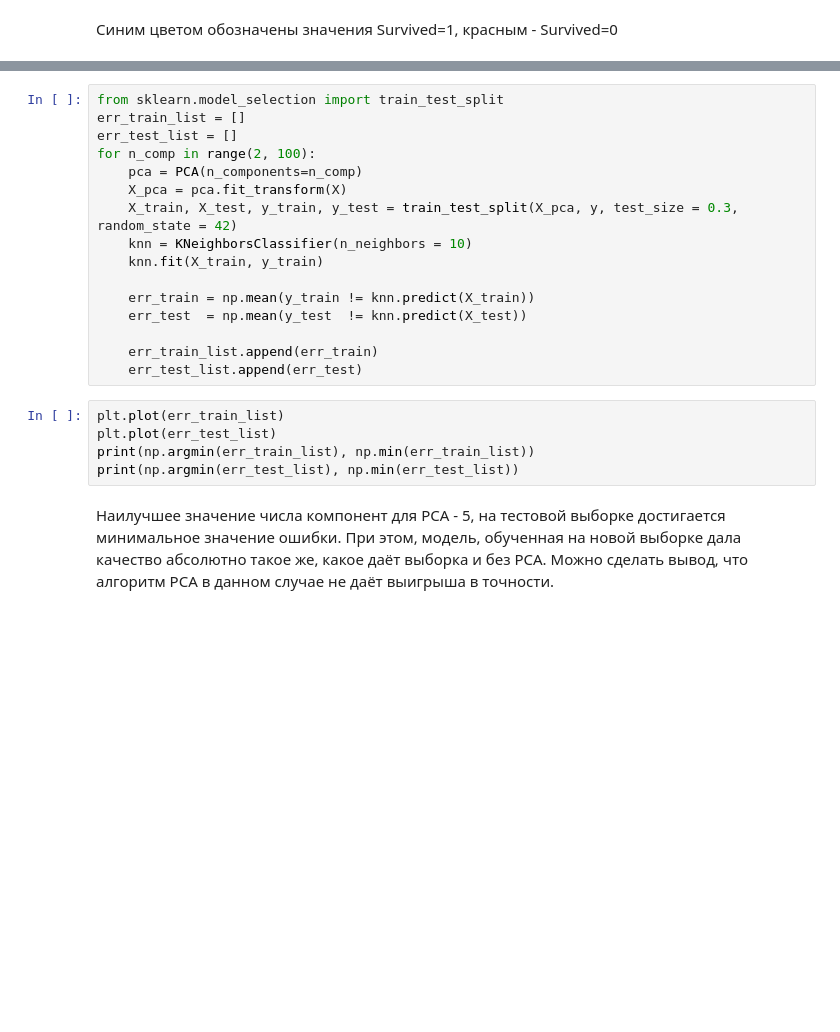
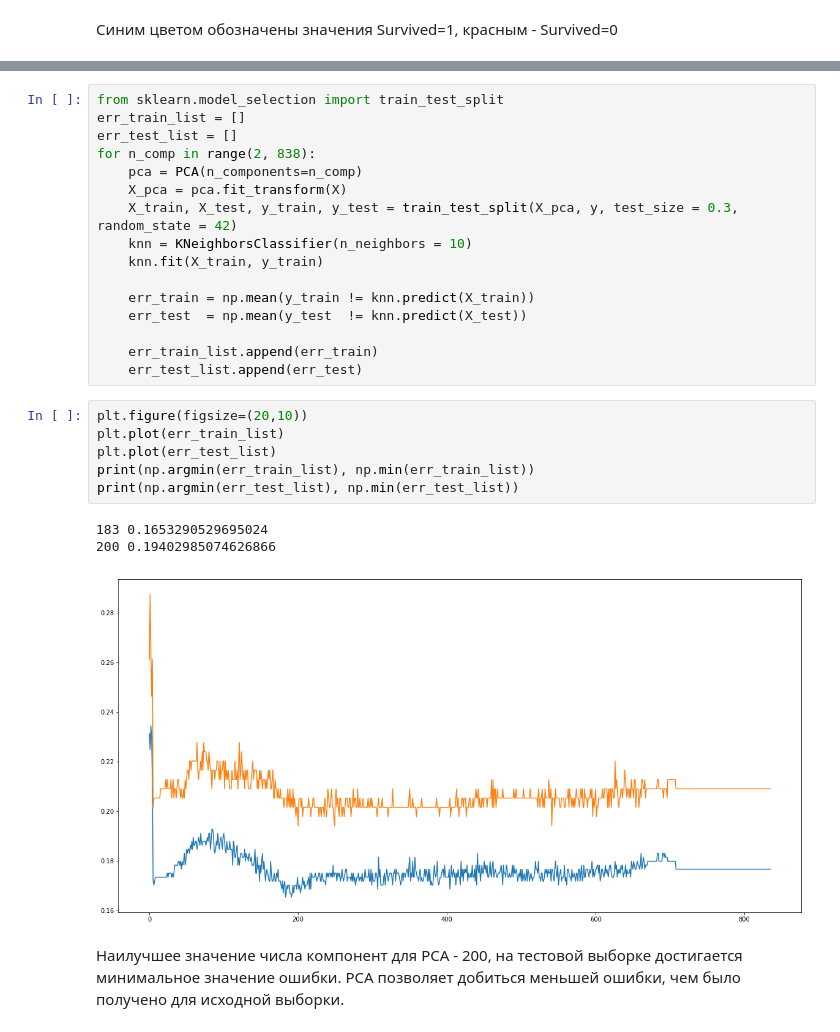
Before and after one commit to ZinovievVladimir/machine-learning, a Jupyter notebook: titanic.ipynb, the cells around one changed output, grey strips where cells are left out. Drawn from its saved outputs; the diff is of its cells as text; blank space fills up the shorter version.

```diff
--- a/titanic.ipynb
+++ b/titanic.ipynb
@@ -413,7 +451,7 @@ print(err_train, err_test)
 from sklearn.model_selection import train_test_split
 err_train_list = []
 err_test_list = []
-for n_comp in range(2, 100):
+for n_comp in range(2, 838):
     pca = PCA(n_components=n_comp)
     X_pca = pca.fit_transform(X)
     X_train, X_test, y_train, y_test = train_test_split(X_pca, y, test_size = 0.3, random_state = 42)
@@ -426,11 +464,15 @@ for n_comp in range(2, 100):
     err_train_list.append(err_train)
     err_test_list.append(err_test)
 # %%
+plt.figure(figsize=(20,10))
 plt.plot(err_train_list)
 plt.plot(err_test_list)
 print(np.argmin(err_train_list), np.min(err_train_list))
 print(np.argmin(err_test_list), np.min(err_test_list))
+# %% [output]
+183 0.1653290529695024
+200 0.19402985074626866
+[figure, added]
-# %% [markdown]
-Наилучшее значение числа компонент для PCA - 5, на тестовой выборке достигается минимальное значение ошибки.
-При этом, модель, обученная на новой выборке дала качество абсолютно такое же, какое даёт выборка и без PCA.
-Можно сделать вывод, что алгоритм PCA в данном случае не даёт выигрыша в точности.
+# %% [markdown]
+Наилучшее значение числа компонент для PCA - 200, на тестовой выборке достигается минимальное значение ошибки.
+PCA позволяет добиться меньшей ошибки, чем было получено для исходной выборки.
```
Also changed, not shown: parts of 14 cells of this notebook.
